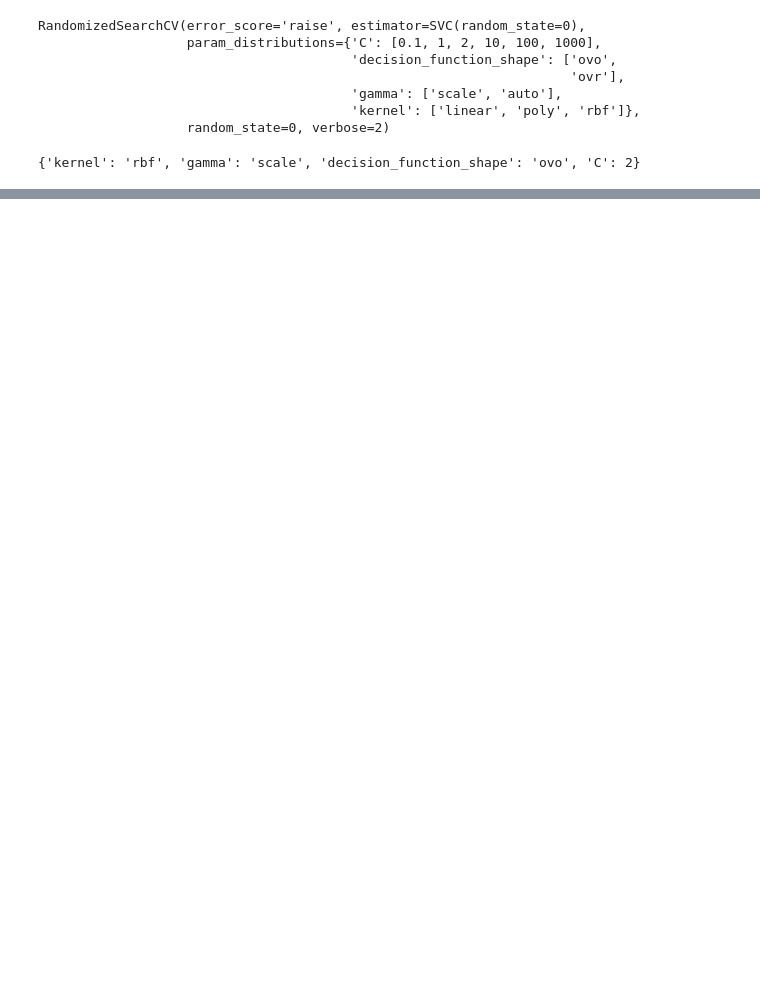
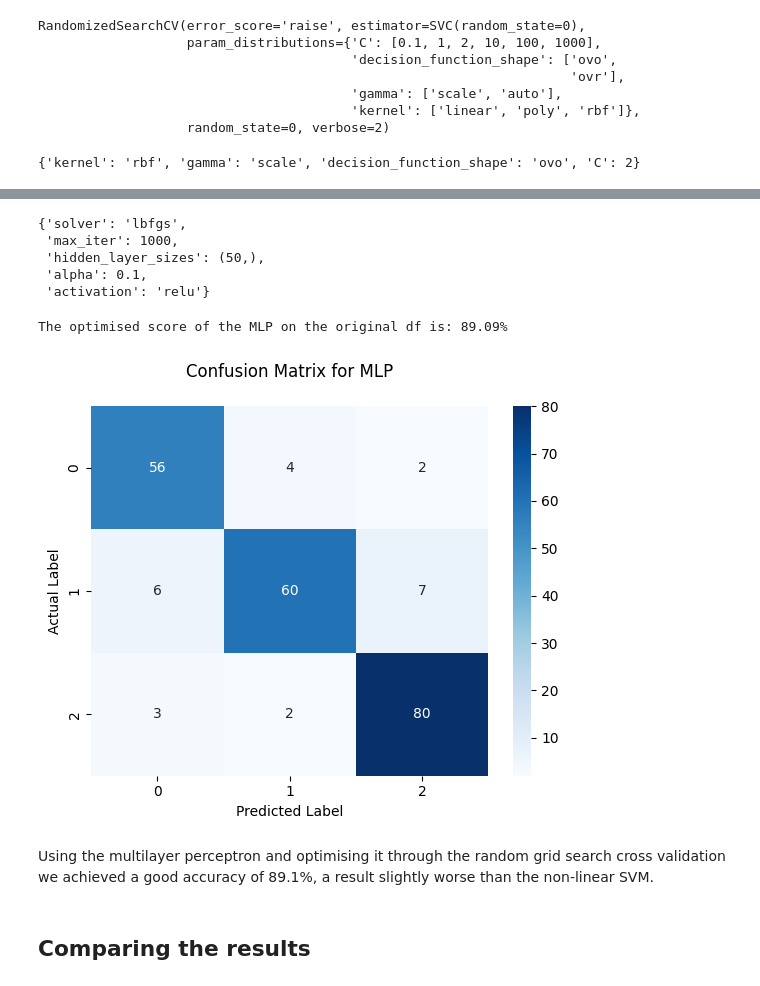
Before and after one commit to andreafabbricatore/ml_individual_project, a Jupyter notebook: project.ipynb, the cells around one changed output, grey strips where cells are left out. Drawn from its saved outputs; the diff is of its cells as text; code cells hidden in the pictures; blank space fills up the shorter version.

```diff
--- a/project.ipynb
+++ b/project.ipynb
@@ -468,0 +476,11 @@ The result, as expected with a non linear classifier, is much higher than the pr
+# %%
+mlp_params = {
+    'hidden_layer_sizes': [(4,), (6,), (30,), (50,), (100,)],
+    'activation': ['logistic', 'tanh', 'relu'],
+    'solver': ['lbfgs', 'sgd', 'adam'],
+    'alpha': [0.1,1,2,10,100,1000],
+    'max_iter': [1000]
+}
+
+mlp_grid = RandomizedSearchCV(MLPClassifier(random_state=0), mlp_params, refit=True, random_state=0, verbose=2, error_score='raise')
+mlp_grid.fit(X_train, y_train)
@@ -468,0 +531,34 @@ The result, as expected with a non linear classifier, is much higher than the pr
+# %%
+mlp_grid.best_params_
+# %% [output]
+{'solver': 'lbfgs',
+ 'max_iter': 1000,
+ 'hidden_layer_sizes': (50,),
+ 'alpha': 0.1,
+ 'activation': 'relu'}
+# %%
+optimised_mlp = MLPClassifier(random_state=0, max_iter=1000, solver='lbfgs', hidden_layer_sizes=(50,), alpha=0.1, activation='relu')
+optimised_mlp.fit(X_train, y_train)
+optimised_mlp_score = optimised_mlp.score(X_test, y_test)
+print(f"The optimised score of the MLP on the original df is: {round(optimised_mlp_score*100,2)}%")
+# %% [output]
+The optimised score of the MLP on the original df is: 89.09%
+# %%
+y_pred = optimised_mlp.predict(X_test)
+mlp_cf_matrix = confusion_matrix(y_test, y_pred)
+ax = sns.heatmap(mlp_cf_matrix, annot=True, cmap='Blues')
+
+ax.set_title('Confusion Matrix for MLP\n')
+ax.set_xlabel('Predicted Label')
+ax.set_ylabel('Actual Label')
+
+ax.xaxis.set_ticklabels(['0','1', '2'])
+ax.yaxis.set_ticklabels(['0','1', '2'])
+
+plt.show()
+# %% [output]
+[figure, added]
+# %% [markdown]
+Using the multilayer perceptron and optimising it through the random grid search cross validation we achieved a good accuracy of 89.1%, a result slightly worse than the non-linear SVM.
+# %% [markdown]
+## Comparing the results
```
Also changed, not shown: parts of 12 cells of this notebook.
